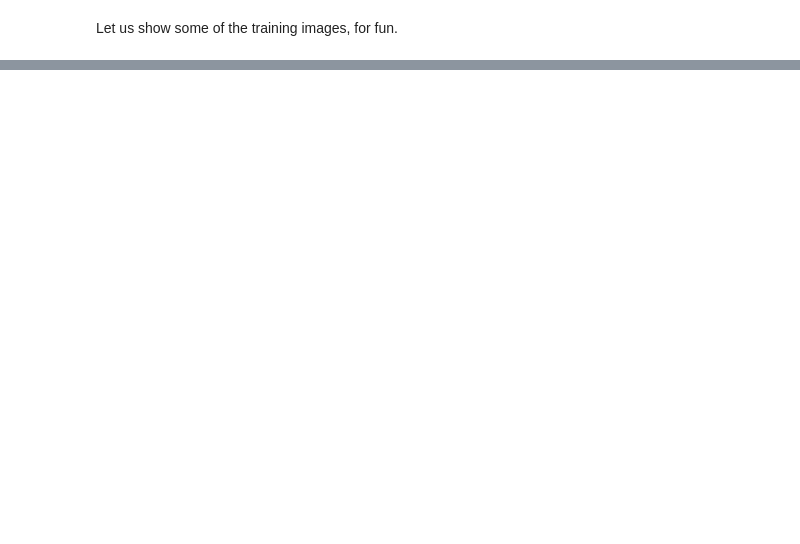
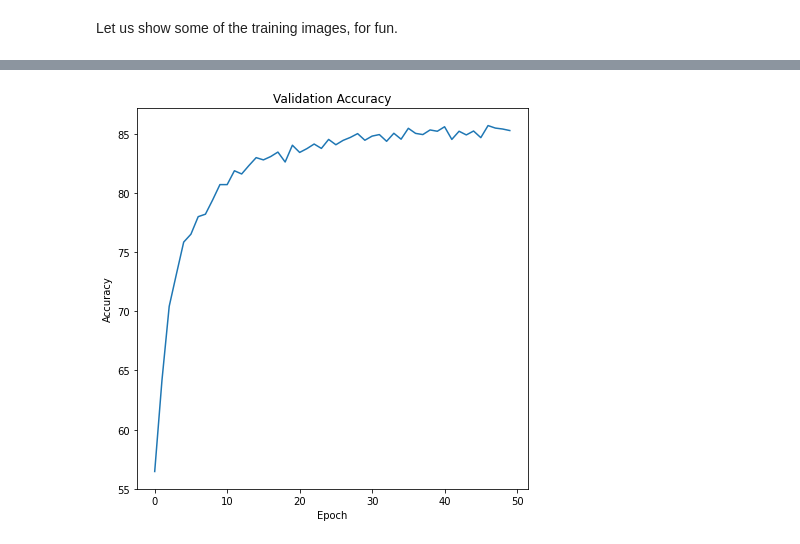
Before and after one commit to ramana16/EVA4, a Jupyter notebook: EVA4S7/S7-T2.ipynb, the cells around one changed output, grey strips where cells are left out. Cells and saved outputs as stored; diff of their text form; code cells hidden in the pictures; blank space fills up the shorter version.

```diff
--- a/EVA4S7/S7-T2.ipynb
+++ b/EVA4S7/S7-T2.ipynb
@@ -293,0 +194,4 @@ Accuracy of truck : 60 %
+# %%
+plot_graph(test_accs, "Accuracy")
+# %% [output]
+[figure, added]
```
Also changed, not shown: parts of 26 cells of this notebook.
